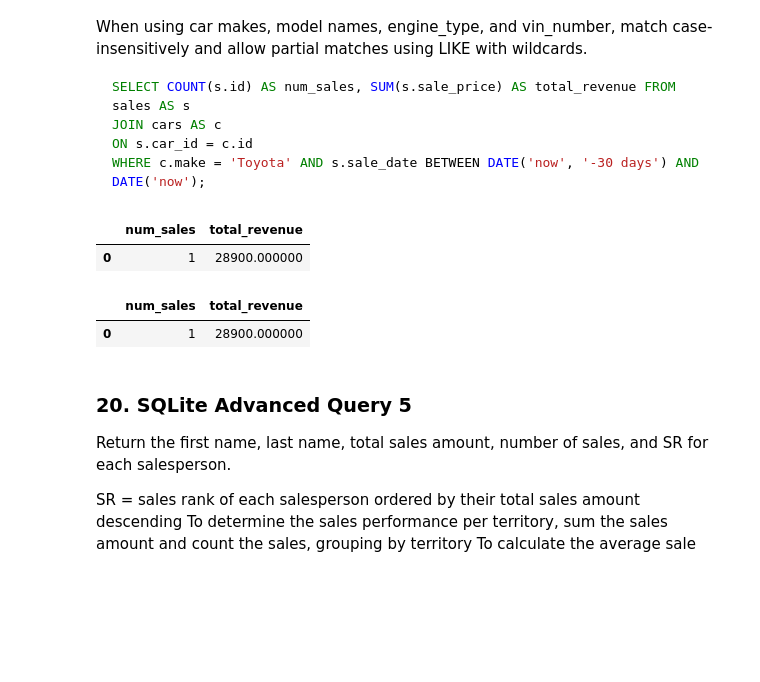
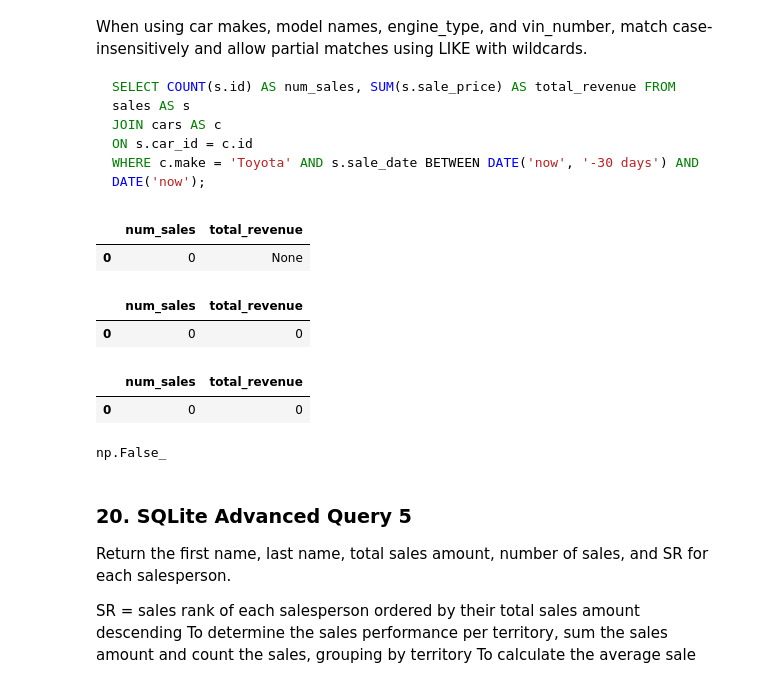
Before and after one commit to bodo-ai/text2pydough, a Jupyter notebook: workbench/AAraya/CarDealership-PyDoughTesting.ipynb, the cells around one changed output. Cells and saved outputs as stored; diff of their text form; code cells hidden in the pictures; blank space fills up the shorter version.

````diff
--- a/workbench/AAraya/CarDealership-PyDoughTesting.ipynb
+++ b/workbench/AAraya/CarDealership-PyDoughTesting.ipynb
@@ -992,25 +1065,38 @@ JOIN cars AS c
 ON s.car_id = c.id
 WHERE c.make = 'Toyota' AND s.sale_date BETWEEN DATE('now', '-30 days') AND DATE('now');
 ```
+# %%
+query = """
+SELECT COUNT(s._id) AS num_sales, SUM(s.sale_price) AS total_revenue FROM sales AS s
+JOIN cars AS c
+ON s.car_id = c._id
+WHERE c.make = 'toyota' AND s.sale_date BETWEEN DATE('now', '-30 days') AND DATE('now');
+"""
+
+sql_output = pd.read_sql_query(query, connection)
+sql_output
+# %% [output]
+|  | num_sales | total_revenue |
+| 0 | 0 | None |
 # %%
 %%pydough
 
 result = Cars(
-    num_sales=COUNT(sale_records.WHERE(sale_date >= "2024-01-01")._id),
-    total_revenue=SUM(sale_records.WHERE(sale_date >= "2024-01-01").sale_price)
+    num_sales=COUNT(sale_records.WHERE(sale_date >= "2025-01-11")._id),
+    total_revenue=SUM(sale_records.WHERE(sale_date >= "2025-01-11").sale_price)
 ).WHERE(
     LOWER(make) == "toyota"
 )
 
 pydough.to_df(result)
 # %% [output]
 |  | num_sales | total_revenue |
-| 0 | 1 | 28900.000000 |
+| 0 | 0 | 0 |
 # %%
 %%pydough
 
 selected_sales = Sales.WHERE(
- (sale_date >= "2024-01-01") &
+ (sale_date >= "2025-01-11") &
  (LOWER(car.make) == 'toyota')
 )
 
@@ -1022,7 +1108,13 @@ result = Dealership(
 pydough.to_df(result)
 # %% [output]
 |  | num_sales | total_revenue |
-| 0 | 1 | 28900.000000 |
+| 0 | 0 | 0 |
+# %%
+pydough_output = pydough.to_df(result)
+
+dfcompare.compare_df(pydough_output, sql_output, query_category="instructions_date_join", question="How many Toyota cars were sold in the last 30 days inclusive of today? Return the number of sales and total revenue.")
+# %% [output]
+np.False_
 # %% [markdown]
 ### 20. SQLite Advanced Query 5
 
````
Also changed, not shown: parts of 30 cells of this notebook, 1 other file.
